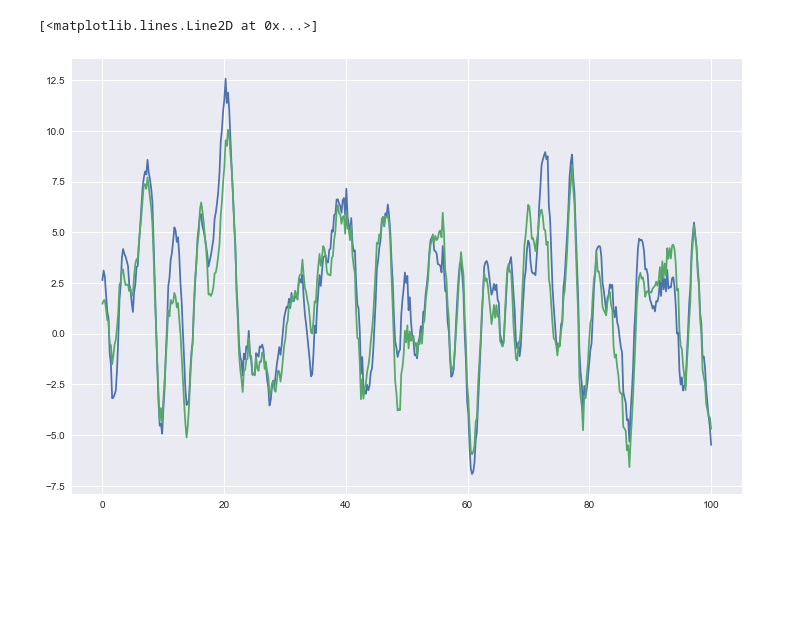
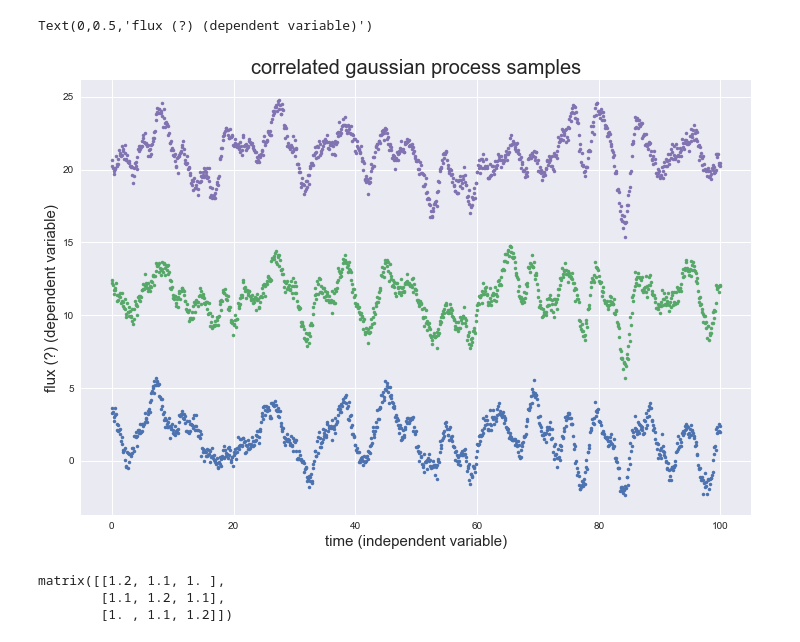
Before and after one commit to tagordon/gp2d, a Jupyter notebook: Playing with GPs.ipynb, the cells around one changed output. Drawn from its saved outputs; the diff is of its cells as text; code cells hidden in the pictures; blank space fills up the shorter version.

Commit message:
support for any number of correlated gp sampled

```diff
--- a/Playing with GPs.ipynb
+++ b/Playing with GPs.ipynb
@@ -104,33 +116,39 @@ class kernel:
         return k
 # %%
 # define the kernel function
-k = kernel.exp_sq_kernel(1, 1, wn=1e-2)
+k = kernel.exp_sq_kernel(1, 1, wn=0.05)
 # initialize the gaussian process with kernel function k and mean of 1
 g = gp(k, 1)
 
 # times to sample at
-t = np.linspace(0, 100, 500)
+t = np.linspace(0, 100, 1000)
 
-# off-diagonal correlation in second dimension
-c = 11
+# off-diagonal correlation in second dimension. If exp sq kernel, 1.5=sigma^2, 1.2 = sigma^2*np.exp(-d/2), etc. where
+# d is the distance between the time series in wavelength space.
+sig = 2
+c1 = 1.5
+c2 = 1
 # on-diagonal correlation in second dimension
-sig = 10
 # Note: c must be greater than sigma for the correlation matrix to be positive definite (which it needs to be).
 
 # sample the GP
-x = g.sample(t, two_d=True, subcov=np.matrix([[c, sig],[sig, c]]))
+x1, x2, x3 = g.sample(t, two_d=True, subcov=np.matrix([[sig, c1, c2],[c1, sig, c1], [c2, c1, sig]]))
 # %%
 # plot the samples
 fig = pl.figure(figsize=(12, 8))
 
 # odd elements are one function and even elements the other.
-x1 = x[::2]
-x2 = x[1::2]
+#x1 = x[::2]
+#x2 = x[1::2]
 
-pl.plot(t, x2, '-')
-pl.plot(t, x1, '-')
-pl.title('two correlated gaussian process samples')
-pl.xlabel('time (independent variable)')
+#pl.plot(t, x2 + 10, '-')
+#pl.plot(t, x1, '-')
+pl.plot(t, x1, '.', alpha=1, color=palette[0])
+pl.plot(t, x2 + 10, '.', alpha=1, color=palette[1])
+pl.plot(t, x3 + 20, '.', alpha=1, color=palette[3])
+pl.title('correlated gaussian process samples', size=20)
+pl.xlabel('time (independent variable)', size=15)
+pl.ylabel('flux (?) (dependent variable)', size=15)
 # %% [output]
-[<matplotlib.lines.Line2D at 0x...>]
+Text(0,0.5,'flux (?) (dependent variable)')
-[figure, old version]
+[figure, new version]
@@ -136,0 +160,6 @@ pl.xlabel('time (independent variable)')
+# %%
+a
+# %% [output]
+matrix([[1.2, 1.1, 1. ],
+        [1.1, 1.2, 1.1],
+        [1. , 1.1, 1.2]])
```
Also changed, not shown: parts of 2 cells of this notebook.
